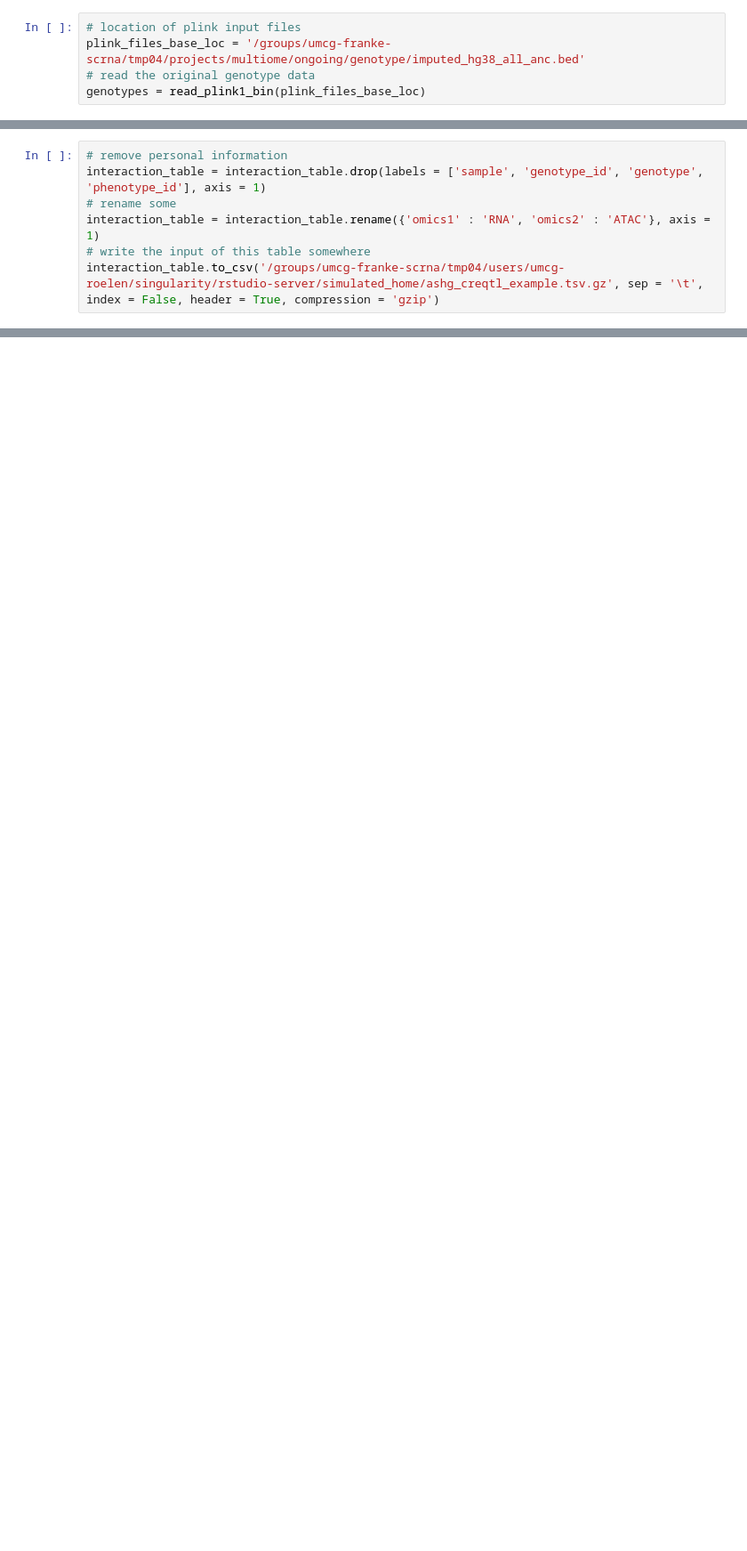
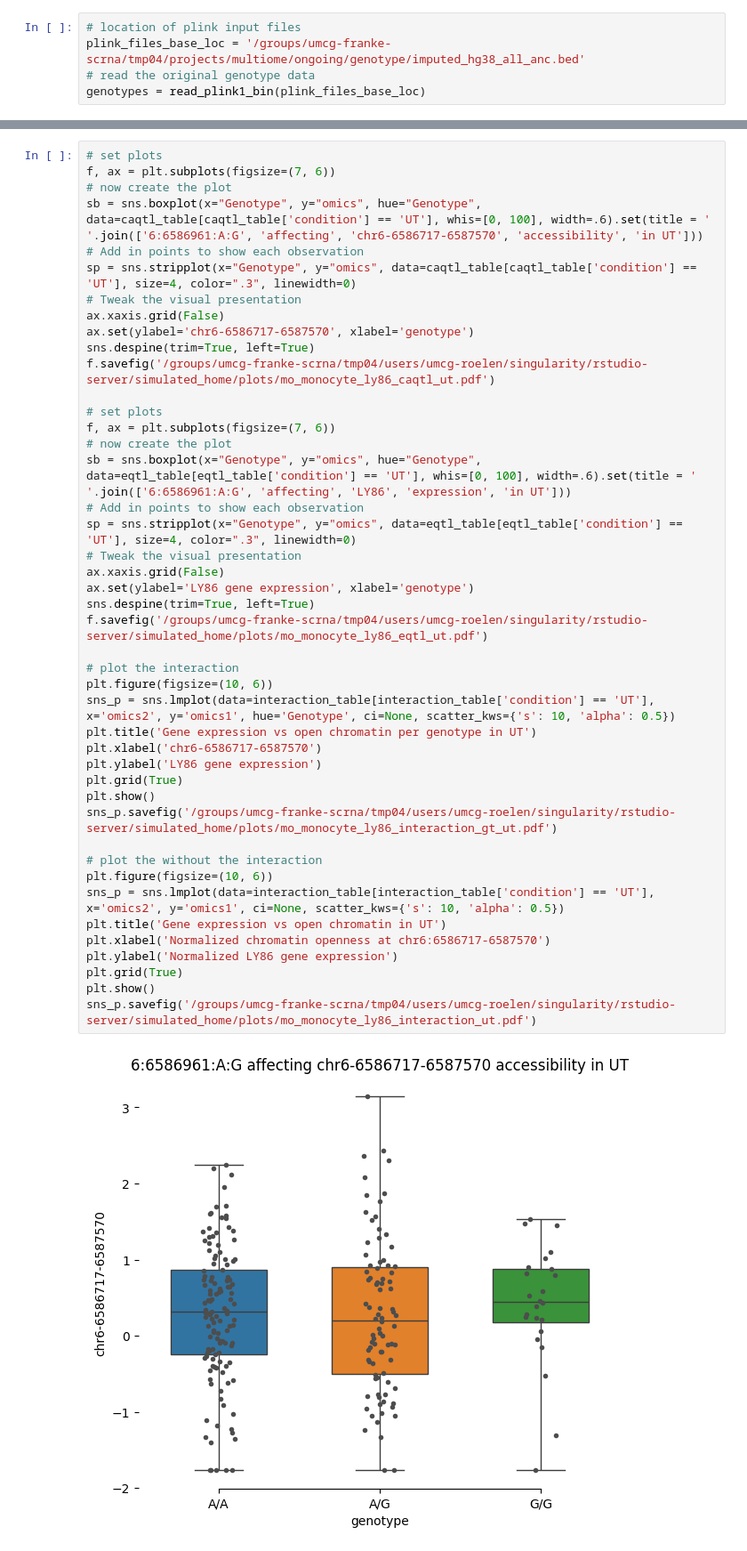
Before and after one commit to molgenis/wijst_multiome, a Jupyter notebook: qtl/mo_plot_qtls.ipynb, the cells around one changed output, grey strips where cells are left out. Shown at 89% size. Drawn from its saved outputs; the diff is of its cells as text; blank space fills up the shorter version.

```diff
--- a/qtl/mo_plot_qtls.ipynb
+++ b/qtl/mo_plot_qtls.ipynb
@@ -496,7 +429,0 @@ ValueError: Could not interpret value `alleles` for `x`. An entry with this name
-# %%
-# remove personal information
-interaction_table = interaction_table.drop(labels = ['sample', 'genotype_id', 'genotype', 'phenotype_id'], axis = 1)
-# rename some
-interaction_table = interaction_table.rename({'omics1' : 'RNA', 'omics2' : 'ATAC'}, axis = 1)
-# write the input of this table somewhere
-interaction_table.to_csv('/groups/umcg-franke-scrna/tmp04/users/umcg-roelen/singularity/rstudio-server/simulated_home/ashg_creqtl_example.tsv.gz', sep = '\t', index = False, header = True, compression = 'gzip')
@@ -502,0 +437,46 @@ interaction_table.to_csv('/groups/umcg-franke-scrna/tmp04/users/umcg-roelen/sing
+# %%
+# set plots
+f, ax = plt.subplots(figsize=(7, 6))
+# now create the plot
+sb = sns.boxplot(x="Genotype", y="omics", hue="Genotype", data=caqtl_table[caqtl_table['condition'] == 'UT'], whis=[0, 100], width=.6).set(title = ' '.join(['6:6586961:A:G', 'affecting', 'chr6-6586717-6587570', 'accessibility', 'in UT']))
+# Add in points to show each observation
+sp = sns.stripplot(x="Genotype", y="omics", data=caqtl_table[caqtl_table['condition'] == 'UT'], size=4, color=".3", linewidth=0)
+# Tweak the visual presentation
+ax.xaxis.grid(False)
+ax.set(ylabel='chr6-6586717-6587570', xlabel='genotype')
+sns.despine(trim=True, left=True)
+f.savefig('/groups/umcg-franke-scrna/tmp04/users/umcg-roelen/singularity/rstudio-server/simulated_home/plots/mo_monocyte_ly86_caqtl_ut.pdf')
+
+# set plots
+f, ax = plt.subplots(figsize=(7, 6))
+# now create the plot
+sb = sns.boxplot(x="Genotype", y="omics", hue="Genotype", data=eqtl_table[eqtl_table['condition'] == 'UT'], whis=[0, 100], width=.6).set(title = ' '.join(['6:6586961:A:G', 'affecting', 'LY86', 'expression', 'in UT']))
+# Add in points to show each observation
+sp = sns.stripplot(x="Genotype", y="omics", data=eqtl_table[eqtl_table['condition'] == 'UT'], size=4, color=".3", linewidth=0)
+# Tweak the visual presentation
+ax.xaxis.grid(False)
+ax.set(ylabel='LY86 gene expression', xlabel='genotype')
+sns.despine(trim=True, left=True)
+f.savefig('/groups/umcg-franke-scrna/tmp04/users/umcg-roelen/singularity/rstudio-server/simulated_home/plots/mo_monocyte_ly86_eqtl_ut.pdf')
+
+# plot the interaction
+plt.figure(figsize=(10, 6))
+sns_p = sns.lmplot(data=interaction_table[interaction_table['condition'] == 'UT'], x='omics2', y='omics1', hue='Genotype', ci=None, scatter_kws={'s': 10, 'alpha': 0.5})
+plt.title('Gene expression vs open chromatin per genotype in UT')
+plt.xlabel('chr6-6586717-6587570')
+plt.ylabel('LY86 gene expression')
+plt.grid(True)
+plt.show()
+sns_p.savefig('/groups/umcg-franke-scrna/tmp04/users/umcg-roelen/singularity/rstudio-server/simulated_home/plots/mo_monocyte_ly86_interaction_gt_ut.pdf')
+
+# plot the without the interaction
+plt.figure(figsize=(10, 6))
+sns_p = sns.lmplot(data=interaction_table[interaction_table['condition'] == 'UT'], x='omics2', y='omics1', ci=None, scatter_kws={'s': 10, 'alpha': 0.5})
+plt.title('Gene expression vs open chromatin in UT')
+plt.xlabel('Normalized chromatin openness at chr6:6586717-6587570')
+plt.ylabel('Normalized LY86 gene expression')
+plt.grid(True)
+plt.show()
+sns_p.savefig('/groups/umcg-franke-scrna/tmp04/users/umcg-roelen/singularity/rstudio-server/simulated_home/plots/mo_monocyte_ly86_interaction_ut.pdf')
+# %% [output]
+[figure, added]
```
Also changed, not shown: parts of 31 cells of this notebook.
